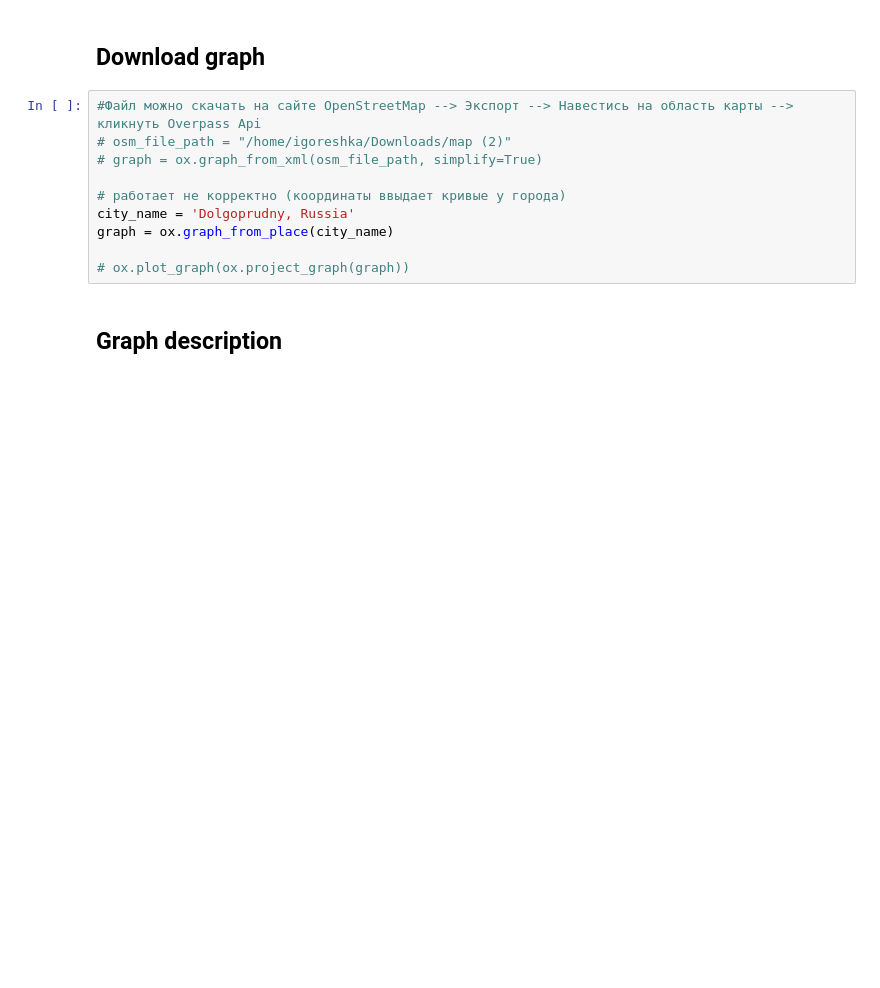
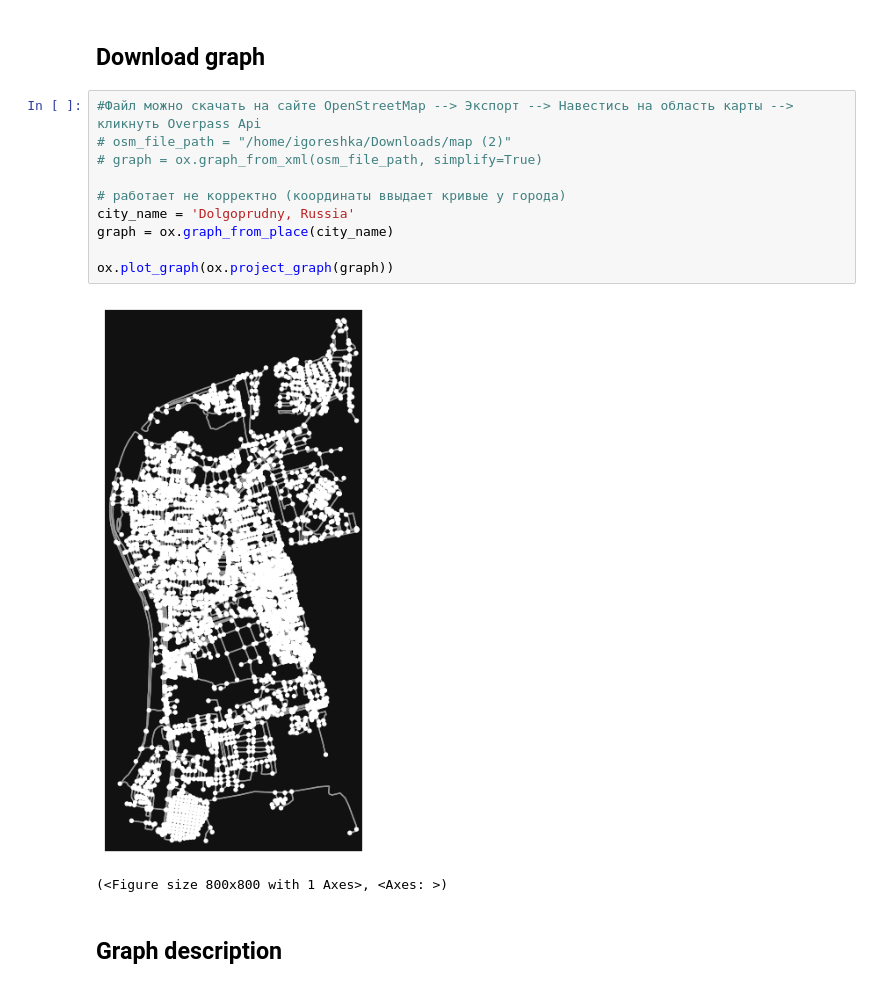
Before and after one commit to ThunderstormXX/TransportNet, a Jupyter notebook: Citytograph/test.ipynb, the cells around one changed output. Saved outputs shown, nothing was run; the diff lists cells and outputs as text; blank space fills up the shorter version.

```diff
--- a/Citytograph/test.ipynb
+++ b/Citytograph/test.ipynb
@@ -12,13 +12,16 @@ import geopandas as gpd
 # %%
 #Файл можно скачать на сайте OpenStreetMap --> Экспорт --> Навестись на область карты --> кликнуть Overpass Api
 # osm_file_path = "/home/igoreshka/Downloads/map (2)"
 # graph = ox.graph_from_xml(osm_file_path, simplify=True)
 
 # работает не корректно (координаты ввыдает кривые у города)
 city_name = 'Dolgoprudny, Russia'
 graph = ox.graph_from_place(city_name)
 
-# ox.plot_graph(ox.project_graph(graph))
+ox.plot_graph(ox.project_graph(graph))
+# %% [output]
+[figure, added]
+(<Figure size 800x800 with 1 Axes>, <Axes: >)
 # %% [markdown]
 ## Graph description
 # %%
```
Also changed, not shown: parts of 3 cells of this notebook.
